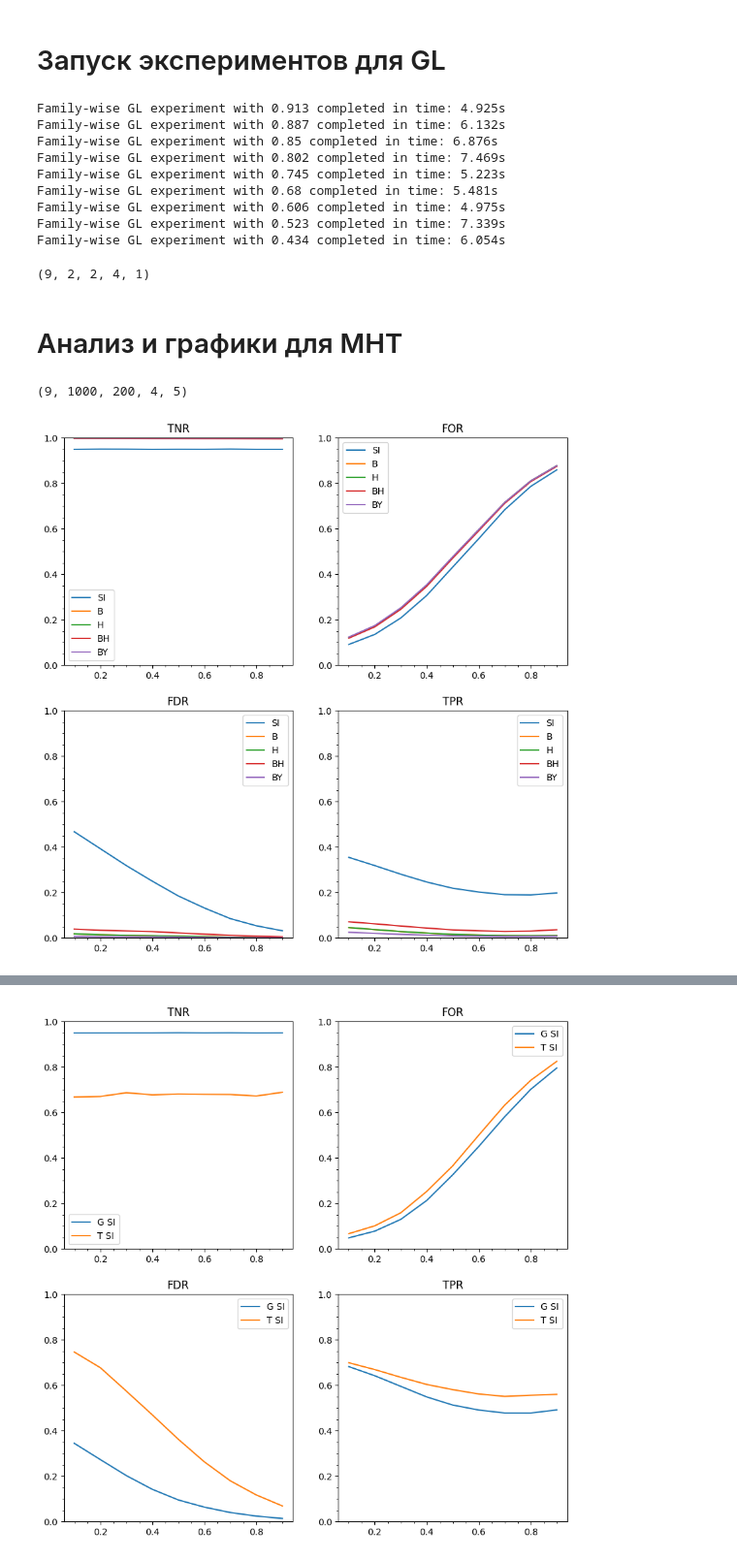
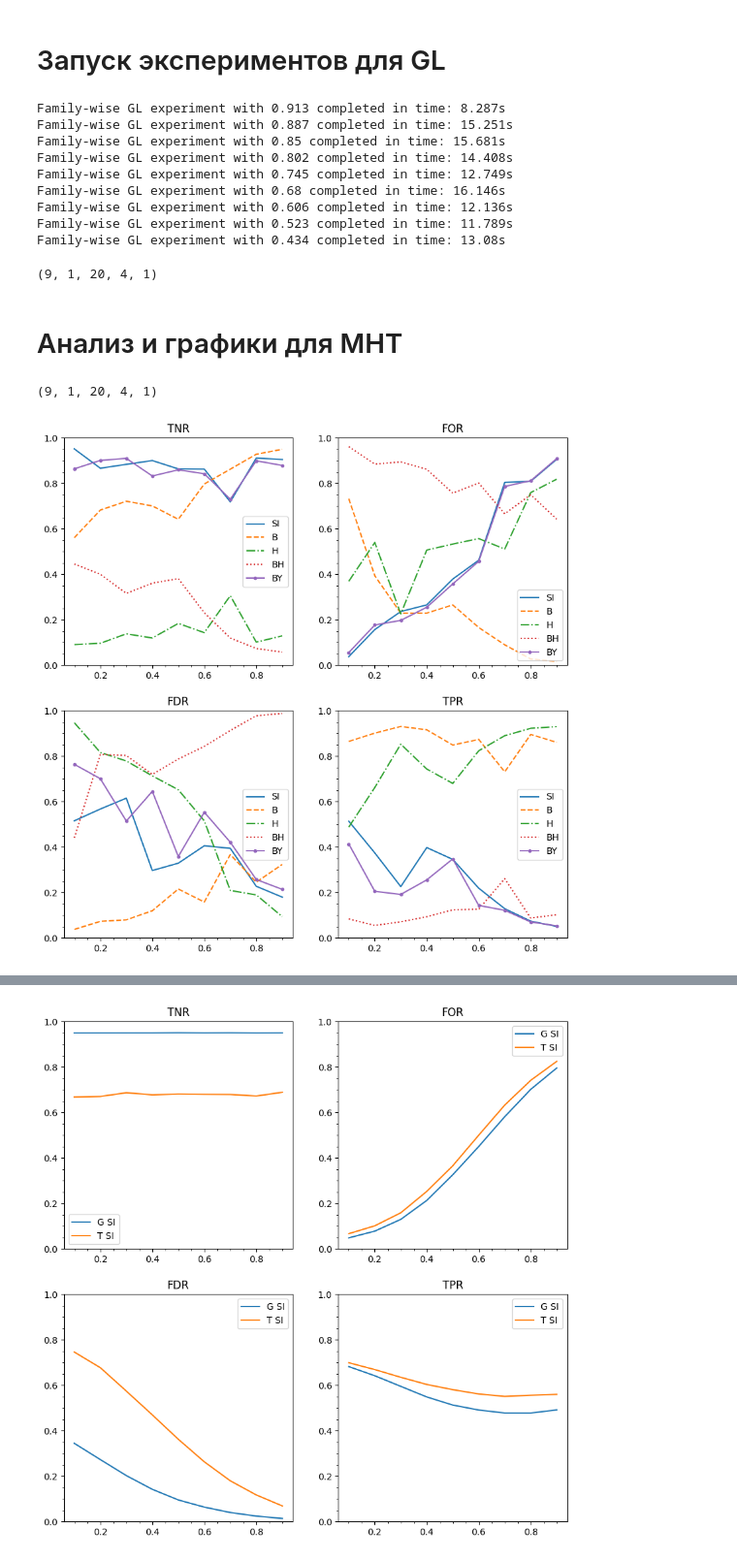
Before and after one commit to cofofprom/GGMS_framework, a Jupyter notebook: test.ipynb, the cells around one changed output, grey strips where cells are left out. Shown at 97% size. Saved outputs shown, nothing was run; the diff lists cells and outputs as text; code cells hidden in the pictures.

```diff
--- a/test.ipynb
+++ b/test.ipynb
@@ -57,30 +57,29 @@ Family-wise MHT experiment with 0.434 completed in time: 1.483s
 # %%
 N = 20
 n = 40
-S_exp = 2
-S_obs = 2
+S_exp = 1
+S_obs = 20
 
-# solver = GraphicalLassoCV(tol=1e-6, assume_centered=True, n_jobs=-1)
-solver = GraphicalLasso(alpha=10, assume_centered=True, tol=1e-6)
+solver = GraphicalLassoCV(tol=1e-6, cv=2, assume_centered=True, n_jobs=-1)
 
 data = [familywise_GL_experiments(CholPCorrModel, solver, N, f(dens, *params), n, S_exp, S_obs,
-                                  verbose=True, dist=multivariate_t, df=3)[0] for dens in np.arange(0.1, 1, 0.1)]
+                                  verbose=True)[0] for dens in np.arange(0.1, 1, 0.1)]
 data = np.stack(data)
 
 data.shape
 # %% [output]
-Family-wise GL experiment with 0.913 completed in time: 4.925s
-Family-wise GL experiment with 0.887 completed in time: 6.132s
-Family-wise GL experiment with 0.85 completed in time: 6.876s
-Family-wise GL experiment with 0.802 completed in time: 7.469s
-Family-wise GL experiment with 0.745 completed in time: 5.223s
-Family-wise GL experiment with 0.68 completed in time: 5.481s
-Family-wise GL experiment with 0.606 completed in time: 4.975s
-Family-wise GL experiment with 0.523 completed in time: 7.339s
-Family-wise GL experiment with 0.434 completed in time: 6.054s
+Family-wise GL experiment with 0.913 completed in time: 8.287s
+Family-wise GL experiment with 0.887 completed in time: 15.251s
+Family-wise GL experiment with 0.85 completed in time: 15.681s
+Family-wise GL experiment with 0.802 completed in time: 14.408s
+Family-wise GL experiment with 0.745 completed in time: 12.749s
+Family-wise GL experiment with 0.68 completed in time: 16.146s
+Family-wise GL experiment with 0.606 completed in time: 12.136s
+Family-wise GL experiment with 0.523 completed in time: 11.789s
+Family-wise GL experiment with 0.434 completed in time: 13.08s
-(9, 2, 2, 4, 1)
+(9, 1, 20, 4, 1)
 # %%
-with open('experiment_data.bin', 'wb') as f:
+with open('experiment222.bin', 'wb') as f:
     pickle.dump(data, f)
 # %%
 with open('etc/200experimentPcorrGL40.bin', 'rb') as f:
@@ -96,14 +95,14 @@ with open('etc/experimentPcorrGL40.bin', 'wb') as f:
 # %% [markdown]
 # Анализ и графики для MHT
 # %%
-fname = 'experimentPcorr40'
+fname = 'experiment222'
 
-with open(f'etc/{fname}.bin', 'rb') as f:
+with open(f'{fname}.bin', 'rb') as f:
     data = pickle.load(f)
 # %%
 data.shape
 # %% [output]
-(9, 1000, 200, 4, 5)
+(9, 1, 20, 4, 1)
 # %%
 def prepare_data(data):
     exp_combined = data.reshape((9, -1, 4, 5))
@@ -151,53 +150,53 @@ fdr_c, fomr_c, tnr_c, tpr_c, bacc_c, f1_c, mcc_c = prepare_data(data)
 # %%
 density_list = np.arange(0.1, 1, 0.1)
 
 plt.subplot(2, 2, 1)
-plt.plot(density_list, tnr_c[:, 0], label='SI')
-plt.plot(density_list, tnr_c[:, 1], label='B')
-plt.plot(density_list, tnr_c[:, 2], label='H')
-plt.plot(density_list, tnr_c[:, 3], label='BH')
-plt.plot(density_list, tnr_c[:, 4], label='BY')
+plt.plot(density_list, tnr_c[:, 0], '-', label='SI')
+plt.plot(density_list, tnr_c[:, 1], '--', label='B')
+plt.plot(density_list, tnr_c[:, 2], '-.', label='H')
+plt.plot(density_list, tnr_c[:, 3], ':', label='BH')
+plt.plot(density_list, tnr_c[:, 4], '.-', label='BY')
 plt.title('TNR')
 plt.minorticks_on()
 plt.ylim((0, 1))
 plt.legend()
 
 plt.subplot(2, 2, 2)
-plt.plot(density_list, fomr_c[:, 0], label='SI')
-plt.plot(density_list, fomr_c[:, 1], label='B')
-plt.plot(density_list, fomr_c[:, 2], label='H')
-plt.plot(density_list, fomr_c[:, 3], label='BH')
-plt.plot(density_list, fomr_c[:, 4], label='BY')
+plt.plot(density_list, fomr_c[:, 0], '-',  label='SI')
+plt.plot(density_list, fomr_c[:, 1], '--', label='B')
+plt.plot(density_list, fomr_c[:, 2], '-.', label='H')
+plt.plot(density_list, fomr_c[:, 3], ':',  label='BH')
+plt.plot(density_list, fomr_c[:, 4], '.-', label='BY')
 plt.title('FOR')
 plt.minorticks_on()
 plt.ylim((0, 1))
 plt.legend()
 
 plt.subplot(2, 2, 3)
-plt.plot(density_list, fdr_c[:, 0], label='SI')
-plt.plot(density_list, fdr_c[:, 1], label='B')
-plt.plot(density_list, fdr_c[:, 2], label='H')
-plt.plot(density_list, fdr_c[:, 3], label='BH')
-plt.plot(density_list, fdr_c[:, 4], label='BY')
+plt.plot(density_list, fdr_c[:, 0], '-',  label='SI')
+plt.plot(density_list, fdr_c[:, 1], '--', label='B')
+plt.plot(density_list, fdr_c[:, 2], '-.', label='H')
+plt.plot(density_list, fdr_c[:, 3], ':',  label='BH')
+plt.plot(density_list, fdr_c[:, 4], '.-', label='BY')
 plt.title('FDR')
 plt.minorticks_on()
 plt.ylim((0, 1))
 plt.legend()
 
 plt.subplot(2, 2, 4)
-plt.plot(density_list, tpr_c[:, 0], label='SI')
-plt.plot(density_list, tpr_c[:, 1], label='B')
-plt.plot(density_list, tpr_c[:, 2], label='H')
-plt.plot(density_list, tpr_c[:, 3], label='BH')
-plt.plot(density_list, tpr_c[:, 4], label='BY')
+plt.plot(density_list, tpr_c[:, 0], '-',  label='SI')
+plt.plot(density_list, tpr_c[:, 1], '--', label='B')
+plt.plot(density_list, tpr_c[:, 2], '-.', label='H')
+plt.plot(density_list, tpr_c[:, 3], ':',  label='BH')
+plt.plot(density_list, tpr_c[:, 4], '.-', label='BY')
 plt.title('TPR')
 plt.minorticks_on()
 plt.ylim((0, 1))
 plt.legend()
 plt.gcf().set_size_inches((10, 10))
 plt.savefig(f'{fname}.png')
 plt.show()
 # %% [output]
-[figure, old version]
+[figure, new version]
 # %%
 plt.subplot(1, 3, 1)
```
Also changed, not shown: parts of 5 cells of this notebook, 3 other files.
